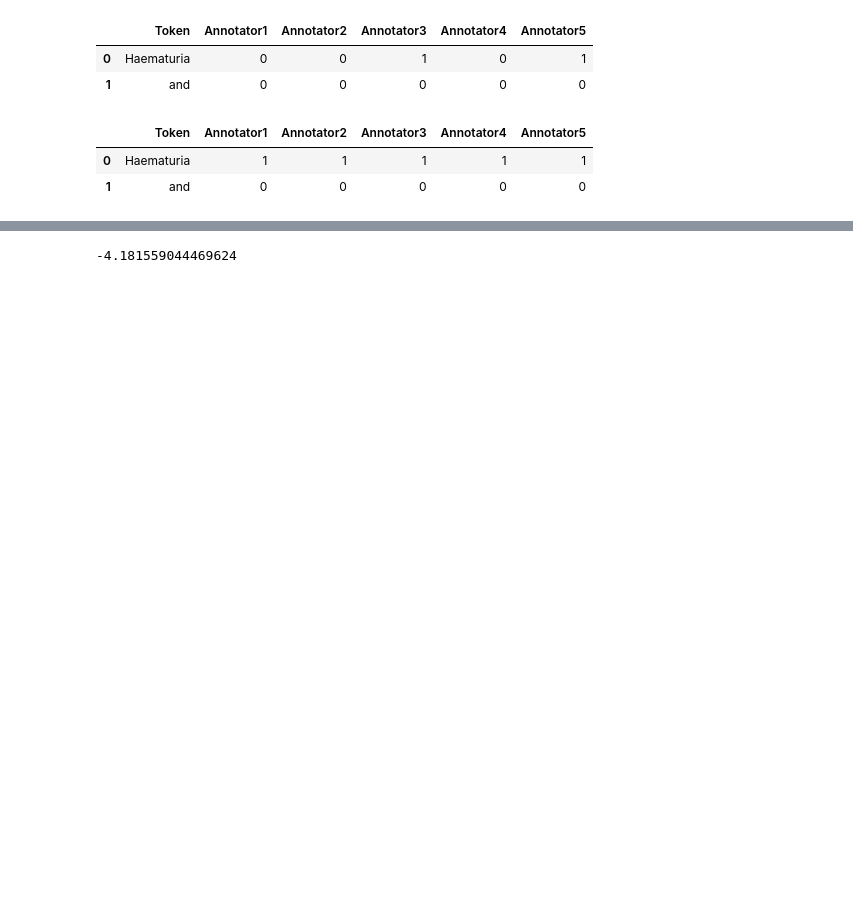
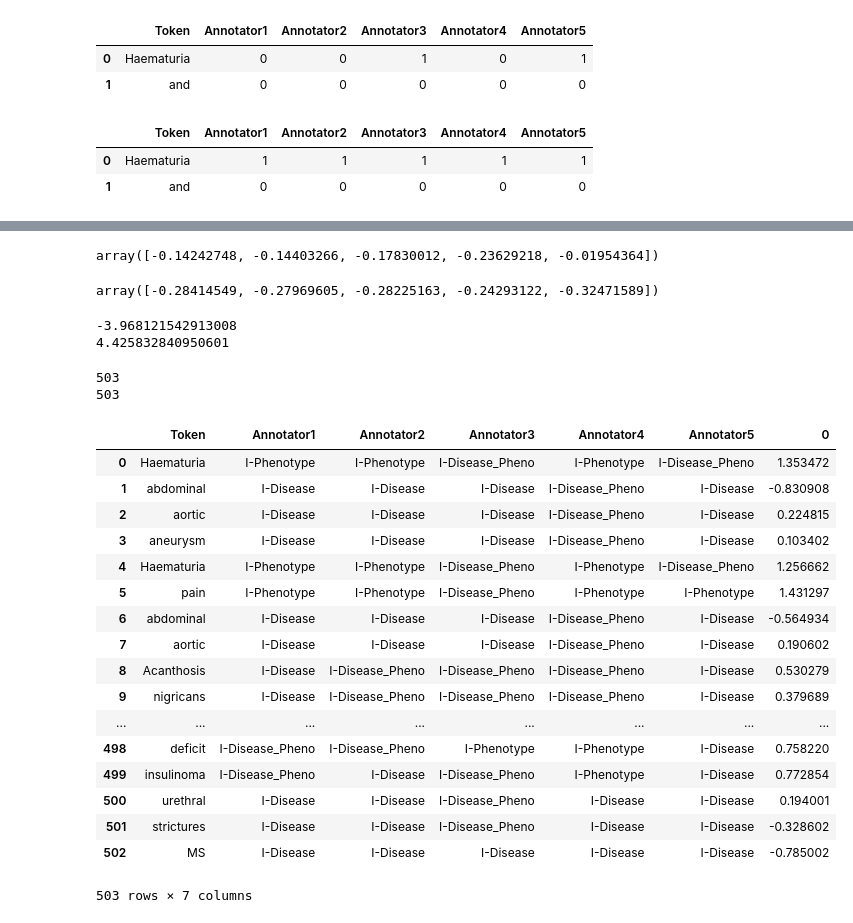
Before and after one commit to AkshitaB/scripps, a Jupyter notebook: graphical/IdealPoint.ipynb, the cells around one changed output, grey strips where cells are left out. Saved outputs shown, nothing was run; the diff lists cells and outputs as text; code cells hidden in the pictures; blank space fills up the shorter version.

```diff
--- a/graphical/IdealPoint.ipynb
+++ b/graphical/IdealPoint.ipynb
@@ -52,3 +82,8 @@ phenotype_annotations = read_phenotype_annotations()
+# %%
+relevant_annotations = get_relevant_rows(mixed_annotations)
+# %%
+disease_annotations = disease_annotations.iloc[relevant_annotations.index]
+phenotype_annotations = phenotype_annotations.iloc[relevant_annotations.index]
 # %% [markdown]
 # Initialize latent variables
 # %%
@@ -221,4 +297,47 @@ array([-2.17309469, -2.4754409 , -2.57508274, -2.59439885, -1.90408841])
-# %%
-min(latent['theta'])
-# %% [output]
--4.181559044469624
+# %%
+xpa - xpr
+# %% [output]
+array([-0.14242748, -0.14403266, -0.17830012, -0.23629218, -0.01954364])
+# %%
+xda - xdr
+# %% [output]
+array([-0.28414549, -0.27969605, -0.28225163, -0.24293122, -0.32471589])
+# %%
+print min(latent['theta'])
+print max(latent['theta'])
+# %% [output]
+-3.968121542913008
+4.425832840950601
+# %%
+print len(relevant_annotations)
+print len(avg_theta)
+relevant_annotations = relevant_annotations.reset_index()
+# %% [output]
+503
+503
+# %%
+pos = pd.DataFrame()
+pos = pd.concat([pos, relevant_annotations[['Token', 'Annotator1', 'Annotator2', 'Annotator3', 'Annotator4', 'Annotator5']]])
+#pos = pd.concat([pos, disease_annotations['Annotator1']])
+#pos = pd.concat([pos, disease_annotations['Annotator1']])
+pos = pd.concat([pos, pd.Series(latent['theta'])], axis=1)
+pos
+# %% [output]
+|  | Token | Annotator1 | Annotator2 | Annotator3 | Annotator4 | Annotator5 | 0 |
+| 0 | Haematuria | I-Phenotype | I-Phenotype | I-Disease_Pheno | I-Phenotype | I-Disease_Pheno | 1.353472 |
+| 1 | abdominal | I-Disease | I-Disease | I-Disease | I-Disease_Pheno | I-Disease | -0.830908 |
+| 2 | aortic | I-Disease | I-Disease | I-Disease | I-Disease_Pheno | I-Disease | 0.224815 |
+| 3 | aneurysm | I-Disease | I-Disease | I-Disease | I-Disease_Pheno | I-Disease | 0.103402 |
+| 4 | Haematuria | I-Phenotype | I-Phenotype | I-Disease_Pheno | I-Phenotype | I-Disease_Pheno | 1.256662 |
+| 5 | pain | I-Phenotype | I-Phenotype | I-Disease_Pheno | I-Phenotype | I-Phenotype | 1.431297 |
+| 6 | abdominal | I-Disease | I-Disease | I-Disease | I-Disease_Pheno | I-Disease | -0.564934 |
+| 7 | aortic | I-Disease | I-Disease | I-Disease | I-Disease_Pheno | I-Disease | 0.190602 |
+| 8 | Acanthosis | I-Disease | I-Disease_Pheno | I-Disease_Pheno | I-Disease_Pheno | I-Disease | 0.530279 |
+| 9 | nigricans | I-Disease | I-Disease_Pheno | I-Disease_Pheno | I-Disease_Pheno | I-Disease | 0.379689 |
+| ... | ... | ... | ... | ... | ... | ... | ... |
+| 498 | deficit | I-Disease_Pheno | I-Disease_Pheno | I-Phenotype | I-Phenotype | I-Disease | 0.758220 |
+| 499 | insulinoma | I-Disease_Pheno | I-Disease | I-Disease_Pheno | I-Phenotype | I-Disease | 0.772854 |
+| 500 | urethral | I-Disease | I-Disease | I-Disease_Pheno | I-Disease | I-Disease | 0.194001 |
+| 501 | strictures | I-Disease | I-Disease | I-Disease_Pheno | I-Disease | I-Disease | -0.328602 |
+| 502 | MS | I-Disease | I-Disease | I-Disease | I-Disease | I-Disease | -0.785002 |
+503 rows × 7 columns
```
Also changed, not shown: parts of 22 cells of this notebook, 1 other file.
